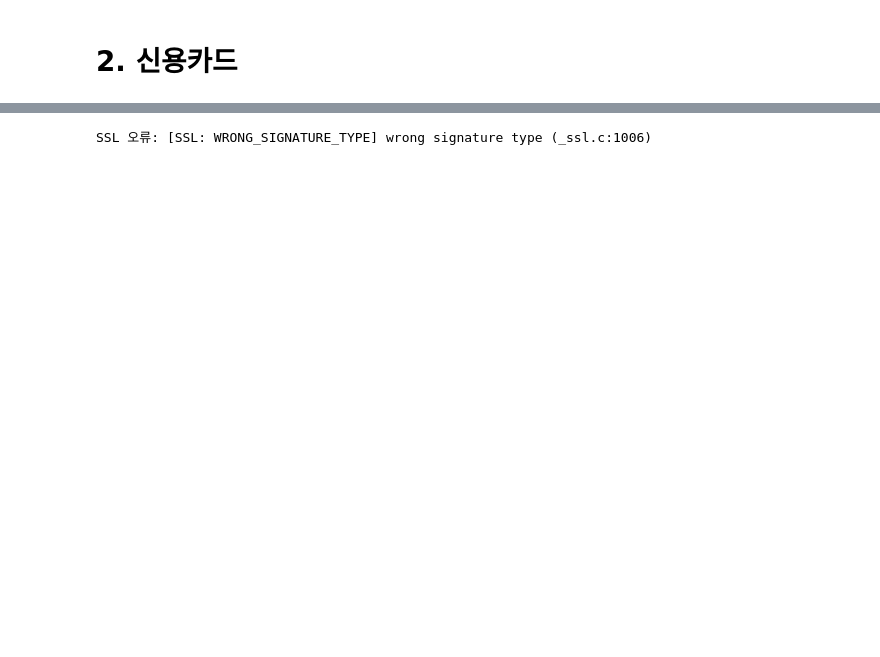
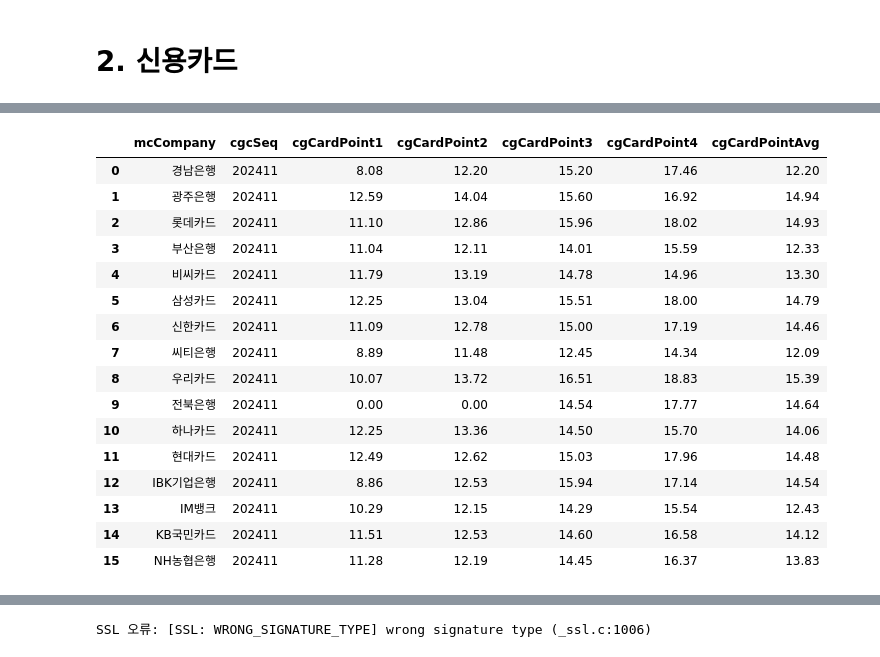
Before and after one commit to kty0307/Blog, a Jupyter notebook: GPTs.ipynb, the cells around one changed output, grey strips where cells are left out. Cells and saved outputs as stored; diff of their text form; code cells hidden in the pictures; blank space fills up the shorter version.

```diff
--- a/GPTs.ipynb
+++ b/GPTs.ipynb
@@ -279,11 +187,0 @@ else:
-# %%
-# data = json.loads(data)
-data = data['configListMm']
-
-for item in data:
-    if item['cgcquarter'] == 1:
-        cgc_seq = item['cgcSeq']
-        print(f"cgcquarter가 1일 때 cgcSeq: {cgc_seq}")
-        break  # 첫 번째로 찾은 값만 출력하고 반복문 종료
-else:
-    print("cgcquarter가 1인 데이터를 찾을 수 없습니다.")
@@ -292 +188,76 @@ cgcquarter가 1일 때 cgcSeq: 1305
+# %%
+def card_cs(year, month):
+    url = "https://gongsi.crefia.or.kr/portal/creditcard/creditcardDisclosureDetail25Ajax"
+
+    # cgc_seq(월)을 찾기 위한 크롤링
+    with requests.session() as s:
+      s.mount("https://", TLSAdapter())
+
+      params = {
+        "cgcSeq": 1458,
+        "cgcMode": 25,
+        "cgcYyyy": year,
+        "mcSeq": []
+      }
+
+      response = s.get(url, params=params)
+      response.raise_for_status()  # HTTP 오류 발생 시 예외 발생
+
+    pick_month = json.loads(response.text)  # 응답 문자열 반환
+
+    for item in pick_month['configListMm']:
+        if item['cgcquarter'] == month:
+            cgc_seq = item['cgcSeq']
+            break  # 첫 번째로 찾은 값만 출력하고 반복문 종료
+
+    # 실제 데이터를 추출하기 위한 크롤링
+    with requests.session() as s:
+      s.mount("https://", TLSAdapter())
+
+      params = {
+        "cgcSeq": cgc_seq,
+        "cgcMode": 25,
+        "cgcYyyy": year,
+        "mcSeq": [31, 96, 1, 106, 14, 13, 12, 98, 502, 108, 619, 11, 97, 105, 103, 22]
+      }
+
+      response = s.get(url, params=params, verify=certifi.where())
+      response.raise_for_status()  # HTTP 오류 발생 시 예외 발생
+
+      data = json.loads(response.text)
+
+      pick_data = data["resultList"]
+      df = pd.DataFrame(pick_data)  # 모든 열을 포함하는 DataFrame 생성
+
+      # 원하는 열만 선택
+      df = df[["mcCompany", "cgcSeq", "cgCardPoint1", "cgCardPoint2", "cgCardPoint3"
+                 ,"cgCardPoint4", "cgCardPointAvg"]] #원하는 열만 남기기
+
+      df["cgcSeq"] = f"{year}{month:02}" if month < 10 else f"{year}{month}"
+
+      return df
+
+# 예시 사용
+
+data = card_cs(2024, 11)
+
+data
+# %% [output]
+|  | mcCompany | cgcSeq | cgCardPoint1 | cgCardPoint2 | cgCardPoint3 | cgCardPoint4 | cgCardPointAvg |
+| 0 | 경남은행 | 202411 | 8.08 | 12.20 | 15.20 | 17.46 | 12.20 |
+| 1 | 광주은행 | 202411 | 12.59 | 14.04 | 15.60 | 16.92 | 14.94 |
+| 2 | 롯데카드 | 202411 | 11.10 | 12.86 | 15.96 | 18.02 | 14.93 |
+| 3 | 부산은행 | 202411 | 11.04 | 12.11 | 14.01 | 15.59 | 12.33 |
+| 4 | 비씨카드 | 202411 | 11.79 | 13.19 | 14.78 | 14.96 | 13.30 |
+| 5 | 삼성카드 | 202411 | 12.25 | 13.04 | 15.51 | 18.00 | 14.79 |
+| 6 | 신한카드 | 202411 | 11.09 | 12.78 | 15.00 | 17.19 | 14.46 |
+| 7 | 씨티은행 | 202411 | 8.89 | 11.48 | 12.45 | 14.34 | 12.09 |
+| 8 | 우리카드 | 202411 | 10.07 | 13.72 | 16.51 | 18.83 | 15.39 |
+| 9 | 전북은행 | 202411 | 0.00 | 0.00 | 14.54 | 17.77 | 14.64 |
+| 10 | 하나카드 | 202411 | 12.25 | 13.36 | 14.50 | 15.70 | 14.06 |
+| 11 | 현대카드 | 202411 | 12.49 | 12.62 | 15.03 | 17.96 | 14.48 |
+| 12 | IBK기업은행 | 202411 | 8.86 | 12.53 | 15.94 | 17.14 | 14.54 |
+| 13 | IM뱅크 | 202411 | 10.29 | 12.15 | 14.29 | 15.54 | 12.43 |
+| 14 | KB국민카드 | 202411 | 11.51 | 12.53 | 14.60 | 16.58 | 14.12 |
+| 15 | NH농협은행 | 202411 | 11.28 | 12.19 | 14.45 | 16.37 | 13.83 |
 # %% [markdown]
```
Also changed, not shown: parts of 18 cells of this notebook.
